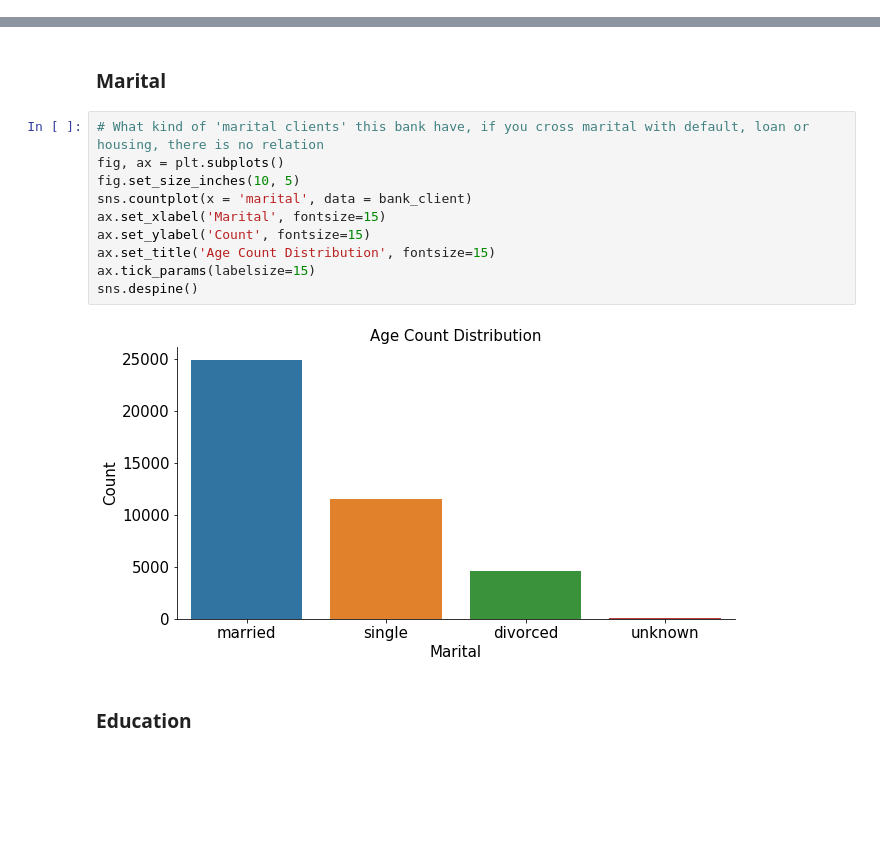
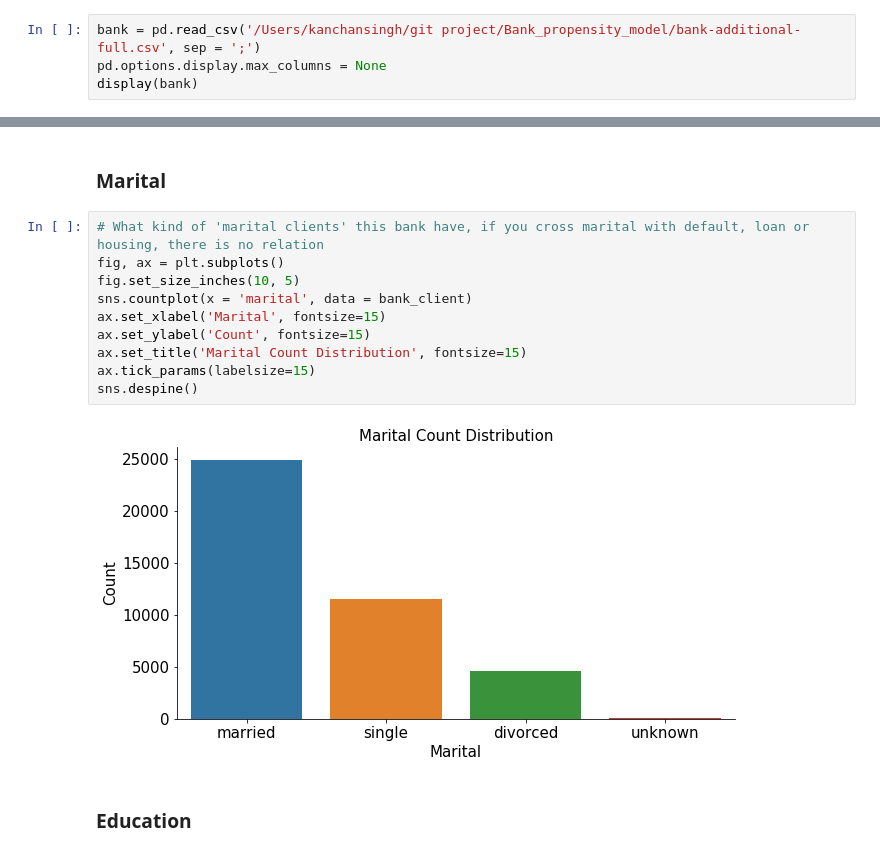
Before and after one commit to kanchanrenu/Bank_propensity_model, a Jupyter notebook: Bank-marketing-Kanchan.ipynb, the cells around one changed output, grey strips where cells are left out. Saved outputs shown, nothing was run; the diff lists cells and outputs as text; blank space fills up the shorter version.

```diff
--- a/Bank-marketing-Kanchan.ipynb
+++ b/Bank-marketing-Kanchan.ipynb
@@ -40,0 +29,4 @@ bank.head()
+# %%
+bank = pd.read_csv('/Users/kanchansingh/git project/Bank_propensity_model/bank-additional-full.csv', sep = ';')
+pd.options.display.max_columns = None
+display(bank)
@@ -218,15 +243,15 @@ sns.despine()
 # %%
 # What kind of 'marital clients' this bank have, if you cross marital with default, loan or housing, there is no relation
 fig, ax = plt.subplots()
 fig.set_size_inches(10, 5)
 sns.countplot(x = 'marital', data = bank_client)
 ax.set_xlabel('Marital', fontsize=15)
 ax.set_ylabel('Count', fontsize=15)
-ax.set_title('Age Count Distribution', fontsize=15)
+ax.set_title('Marital Count Distribution', fontsize=15)
 ax.tick_params(labelsize=15)
 sns.despine()
 # %% [output]
-[figure, old version]
+[figure, new version]
 # %% [markdown]
 ### Education
 # %%
```
Also changed, not shown: parts of 28 cells of this notebook.
